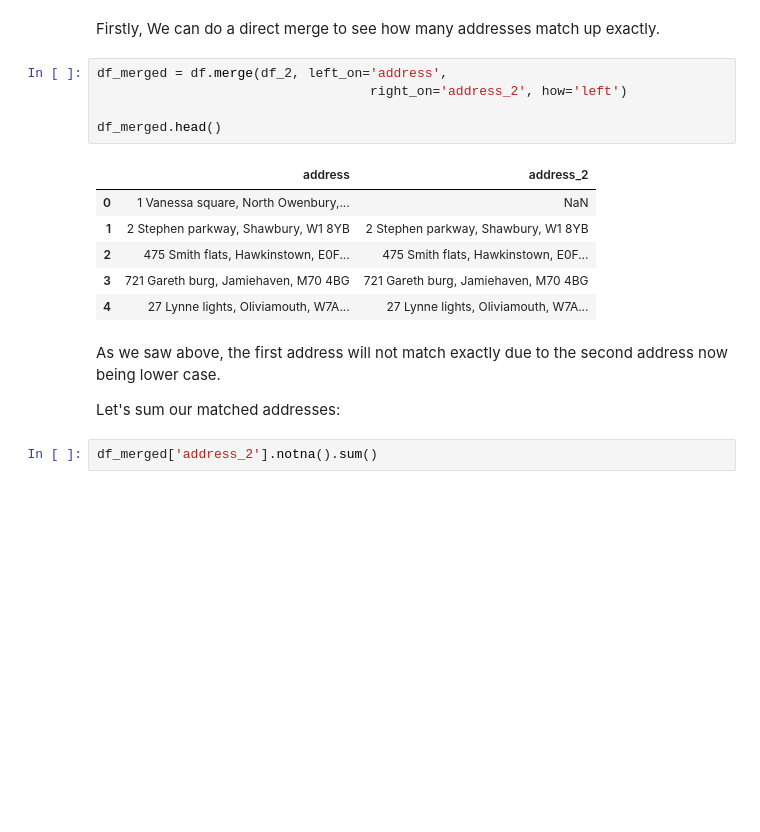
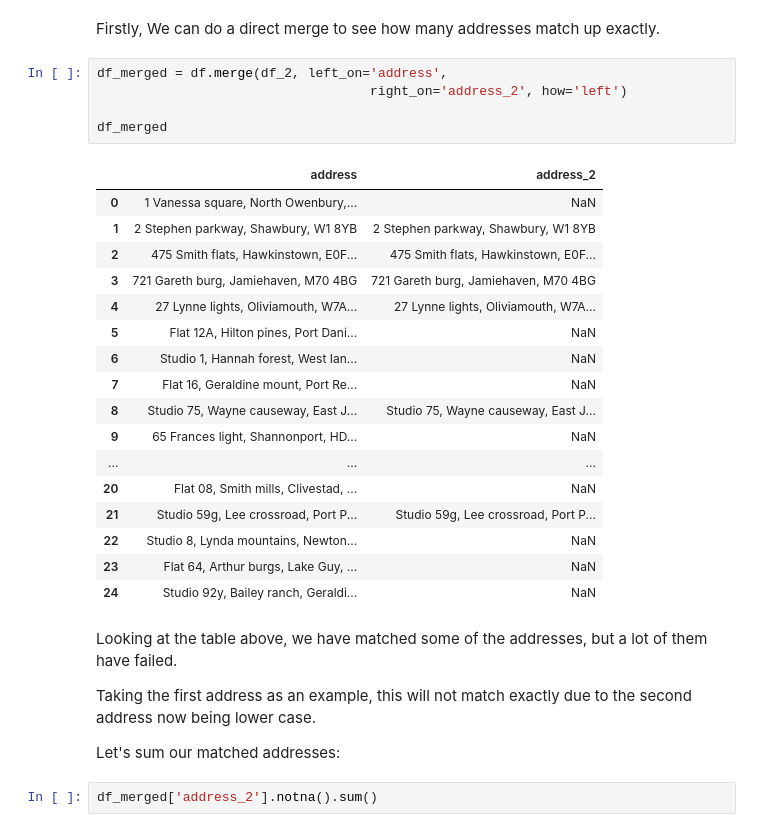
Before and after one commit to BaysC/blog-samples, a Jupyter notebook: 2023-07-Address-Matching/blog.ipynb, the cells around one changed output. Saved outputs shown, nothing was run; the diff lists cells and outputs as text; blank space fills up the shorter version.

```diff
--- a/2023-07-Address-Matching/blog.ipynb
+++ b/2023-07-Address-Matching/blog.ipynb
@@ -77,17 +77,30 @@ Firstly, We can do a direct merge to see how many addresses match up exactly.
 # %%
 df_merged = df.merge(df_2, left_on='address',
                                    right_on='address_2', how='left')
 
-df_merged.head()
+df_merged
 # %% [output]
 |  | address | address_2 |
 | 0 | 1 Vanessa square, North Owenbury,... | NaN |
 | 1 | 2 Stephen parkway, Shawbury, W1 8YB | 2 Stephen parkway, Shawbury, W1 8YB |
 | 2 | 475 Smith flats, Hawkinstown, E0F... | 475 Smith flats, Hawkinstown, E0F... |
 | 3 | 721 Gareth burg, Jamiehaven, M70 4BG | 721 Gareth burg, Jamiehaven, M70 4BG |
 | 4 | 27 Lynne lights, Oliviamouth, W7A... | 27 Lynne lights, Oliviamouth, W7A... |
+| 5 | Flat 12A, Hilton pines, Port Dani... | NaN |
+| 6 | Studio 1, Hannah forest, West Ian... | NaN |
+| 7 | Flat 16, Geraldine mount, Port Re... | NaN |
+| 8 | Studio 75, Wayne causeway, East J... | Studio 75, Wayne causeway, East J... |
+| 9 | 65 Frances light, Shannonport, HD... | NaN |
+| ... | ... | ... |
+| 20 | Flat 08, Smith mills, Clivestad, ... | NaN |
+| 21 | Studio 59g, Lee crossroad, Port P... | Studio 59g, Lee crossroad, Port P... |
+| 22 | Studio 8, Lynda mountains, Newton... | NaN |
+| 23 | Flat 64, Arthur burgs, Lake Guy, ... | NaN |
+| 24 | Studio 92y, Bailey ranch, Geraldi... | NaN |
 # %% [markdown]
-As we saw above, the first address will not match exactly due to the second address now being lower case.
+Looking at the table above, we have matched some of the addresses, but a lot of them have failed.
+
+Taking the first address as an example, this will not match exactly due to the second address now being lower case.
 
 Let's sum our matched addresses:
 # %%
```
Also changed, not shown: parts of 5 cells of this notebook.
